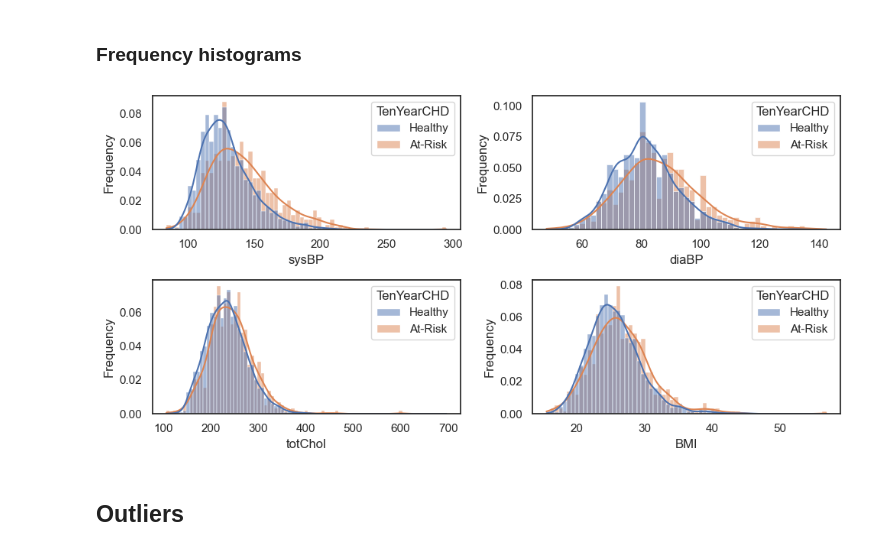
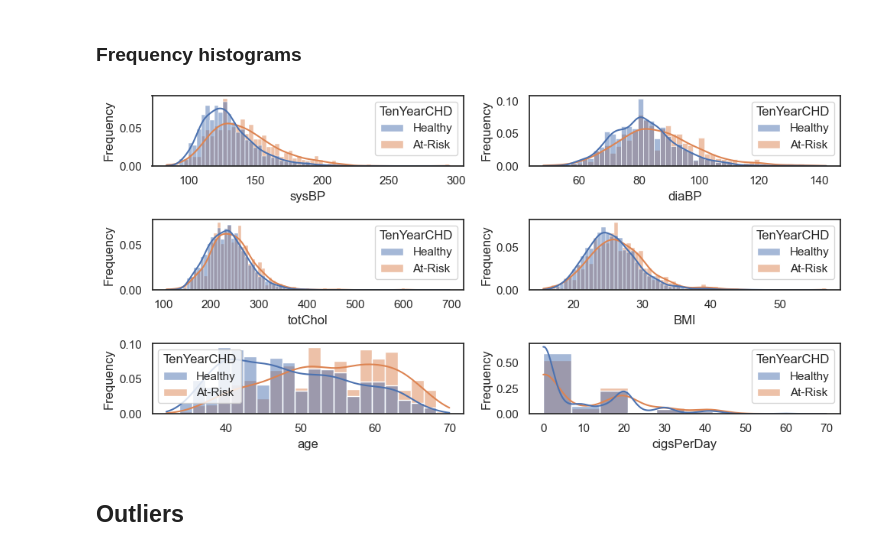
Before and after one commit to TarMatt/Coronary_disease, a Jupyter notebook: uni_project.ipynb, the cells around one changed output. Cells and saved outputs as stored; diff of their text form; code cells hidden in the pictures.

```diff
--- a/uni_project.ipynb
+++ b/uni_project.ipynb
@@ -65,24 +65,30 @@ plt.show()
 # %% [markdown]
 ### Frequency histograms
 # %%
-fig, axes = plt.subplots(2, 2, figsize=(10, 5))
-features = ['sysBP','diaBP','totChol','BMI']
+fig, axes = plt.subplots(3, 2, figsize=(10, 5))
+features = ['sysBP','diaBP','totChol','BMI','age','cigsPerDay']
 
 axes = axes.flatten()
 
 custom_bins = [-1, 100, 400]
 
-# Plot a histogram for each feature
+
 for i, feature in enumerate(features):
-    sns.histplot(data=data,x=dataframe[feature], kde=True, ax=axes[i],hue='TenYearCHD',stat='probability',common_norm=False)
-    axes[i].set_xlabel(feature)
-    axes[i].set_ylabel('Frequency')
+    if feature != 'cigsPerDay':
+        sns.histplot(data=data,x=dataframe[feature], kde=True, ax=axes[i],hue='TenYearCHD',stat='probability',common_norm=False)
+        axes[i].set_xlabel(feature)
+        axes[i].set_ylabel('Frequency')
+    else:
+        sns.histplot(data=data,x=dataframe[feature], kde=True, ax=axes[i],hue='TenYearCHD',stat='probability',common_norm=False,bins=10)
+        axes[i].set_xlabel(feature)
+        axes[i].set_ylabel('Frequency')
+
 
 
 plt.tight_layout()
 plt.show()
 # %% [output]
-[figure, old version]
+[figure, new version]
 # %% [markdown]
 ## Outliers
 # %%
```
Also changed, not shown: parts of 9 cells of this notebook.
